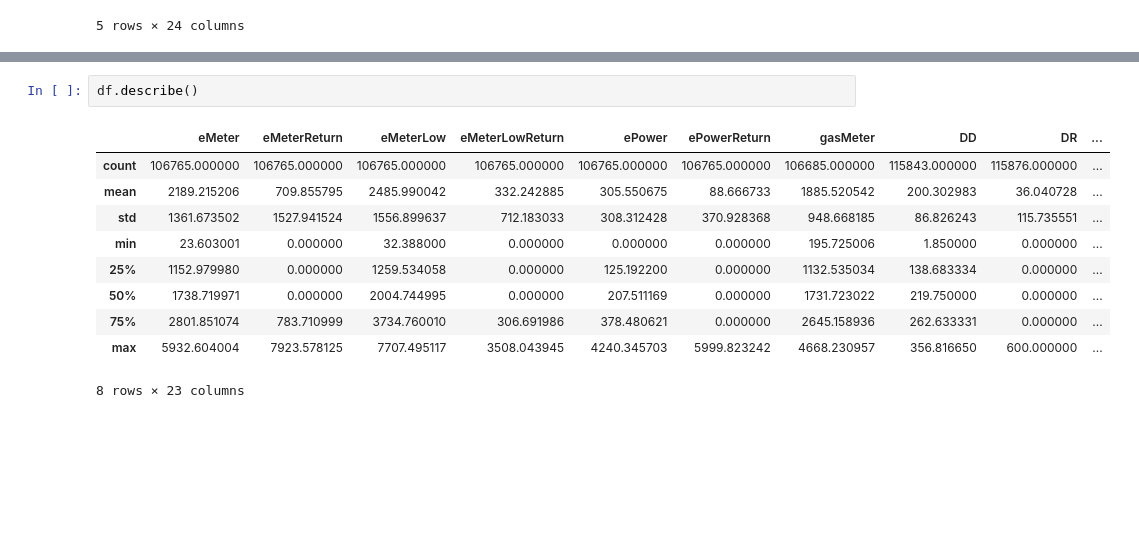
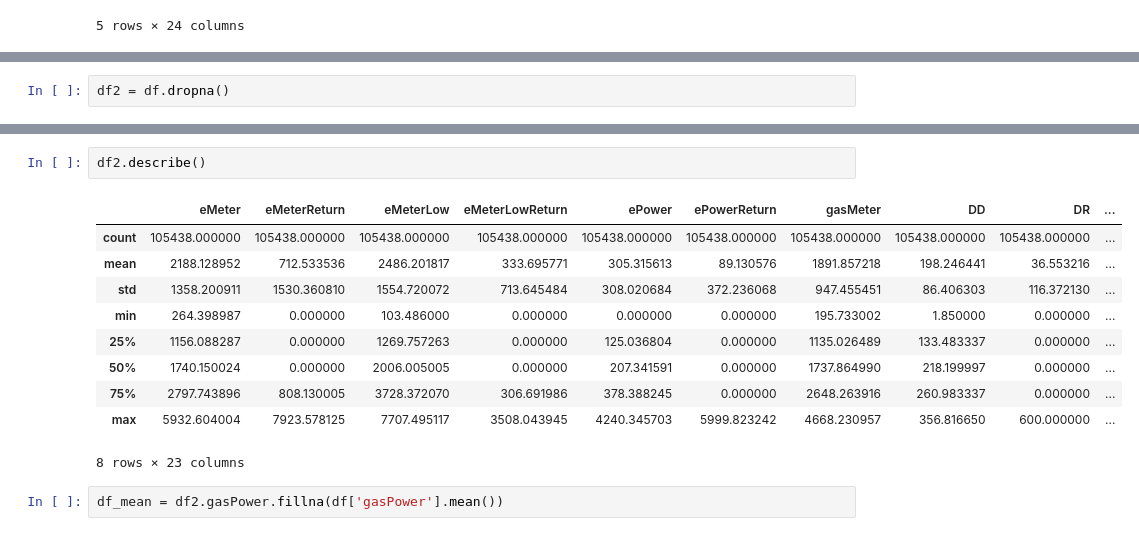
Before and after one commit to deKeijzer/KB-74-OPSCHALER, a Jupyter notebook: Personal_folders/Megan/portfoliolinks/3dmvlr.ipynb, the cells around one changed output, grey strips where cells are left out. Cells and saved outputs as stored; diff of their text form; blank space fills up the shorter version.

```diff
--- a/Personal_folders/Megan/portfoliolinks/3dmvlr.ipynb
+++ b/Personal_folders/Megan/portfoliolinks/3dmvlr.ipynb
@@ -35,0 +63,2 @@ df.head()
+# %%
+df2 = df.dropna()
@@ -36,15 +76,17 @@ df.head()
 # %%
-df.describe()
+df2.describe()
 # %% [output]
 |  | eMeter | eMeterReturn | eMeterLow | eMeterLowReturn | ePower | ePowerReturn | gasMeter | DD | DR | ... |
-| count | 106765.000000 | 106765.000000 | 106765.000000 | 106765.000000 | 106765.000000 | 106765.000000 | 106685.000000 | 115843.000000 | 115876.000000 | ... |
-| mean | 2189.215206 | 709.855795 | 2485.990042 | 332.242885 | 305.550675 | 88.666733 | 1885.520542 | 200.302983 | 36.040728 | ... |
-| std | 1361.673502 | 1527.941524 | 1556.899637 | 712.183033 | 308.312428 | 370.928368 | 948.668185 | 86.826243 | 115.735551 | ... |
-| min | 23.603001 | 0.000000 | 32.388000 | 0.000000 | 0.000000 | 0.000000 | 195.725006 | 1.850000 | 0.000000 | ... |
-| 25% | 1152.979980 | 0.000000 | 1259.534058 | 0.000000 | 125.192200 | 0.000000 | 1132.535034 | 138.683334 | 0.000000 | ... |
-| 50% | 1738.719971 | 0.000000 | 2004.744995 | 0.000000 | 207.511169 | 0.000000 | 1731.723022 | 219.750000 | 0.000000 | ... |
-| 75% | 2801.851074 | 783.710999 | 3734.760010 | 306.691986 | 378.480621 | 0.000000 | 2645.158936 | 262.633331 | 0.000000 | ... |
+| count | 105438.000000 | 105438.000000 | 105438.000000 | 105438.000000 | 105438.000000 | 105438.000000 | 105438.000000 | 105438.000000 | 105438.000000 | ... |
+| mean | 2188.128952 | 712.533536 | 2486.201817 | 333.695771 | 305.315613 | 89.130576 | 1891.857218 | 198.246441 | 36.553216 | ... |
+| std | 1358.200911 | 1530.360810 | 1554.720072 | 713.645484 | 308.020684 | 372.236068 | 947.455451 | 86.406303 | 116.372130 | ... |
+| min | 264.398987 | 0.000000 | 103.486000 | 0.000000 | 0.000000 | 0.000000 | 195.733002 | 1.850000 | 0.000000 | ... |
+| 25% | 1156.088287 | 0.000000 | 1269.757263 | 0.000000 | 125.036804 | 0.000000 | 1135.026489 | 133.483337 | 0.000000 | ... |
+| 50% | 1740.150024 | 0.000000 | 2006.005005 | 0.000000 | 207.341591 | 0.000000 | 1737.864990 | 218.199997 | 0.000000 | ... |
+| 75% | 2797.743896 | 808.130005 | 3728.372070 | 306.691986 | 378.388245 | 0.000000 | 2648.263916 | 260.983337 | 0.000000 | ... |
 | max | 5932.604004 | 7923.578125 | 7707.495117 | 3508.043945 | 4240.345703 | 5999.823242 | 4668.230957 | 356.816650 | 600.000000 | ... |
 8 rows × 23 columns
+# %%
+df_mean = df2.gasPower.fillna(df['gasPower'].mean())
 # %%
 fig = plt.figure()
```
Also changed, not shown: parts of 10 cells of this notebook, 4 other files.
